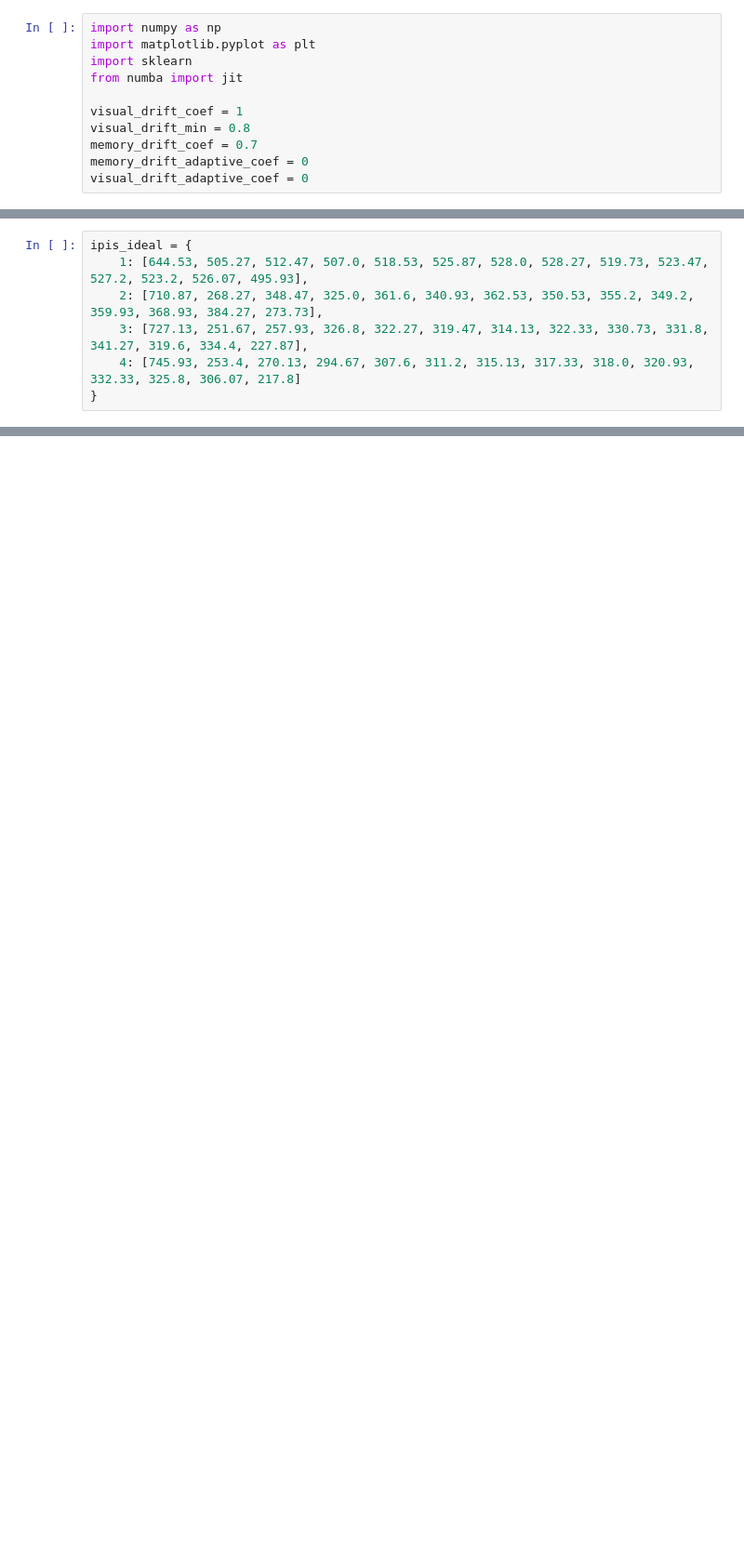
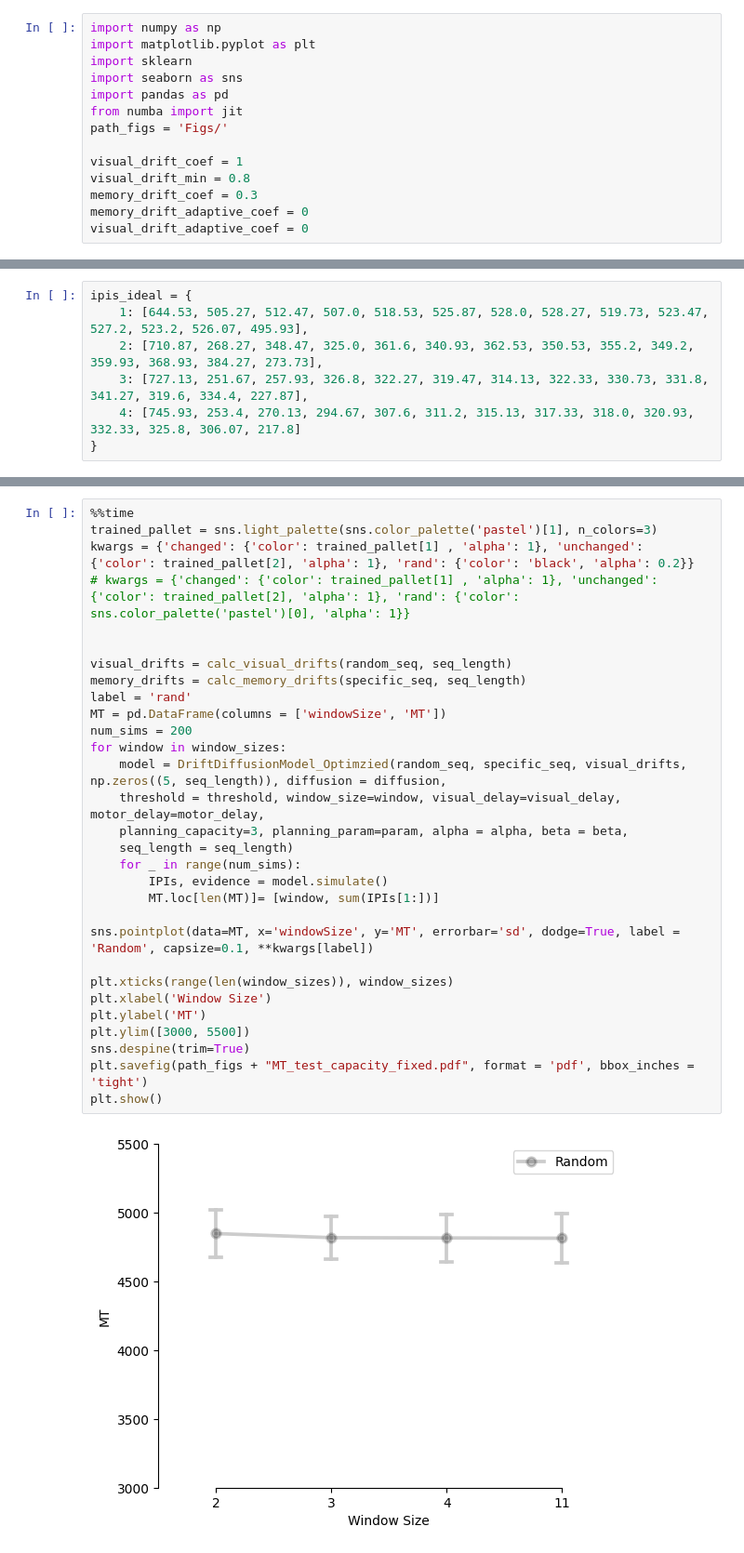
Before and after one commit to manazerzadeh/Sequential-HorseRace, a Jupyter notebook: model_seq_inhibition_fixed_capacity_fit.ipynb, the cells around one changed output, grey strips where cells are left out. Shown at 93% size. Saved outputs shown, nothing was run; the diff lists cells and outputs as text; blank space fills up the shorter version.

Commit message:
Models finalized
Now including fixed capacity, capacity expansion, triggering, memory on immediate and memory on multiple items + model's predictions for the new memory vs sensory task

```diff
--- a/model_seq_inhibition_fixed_capacity_fit.ipynb
+++ b/model_seq_inhibition_fixed_capacity_fit.ipynb
@@ -2,10 +2,13 @@
 import numpy as np
 import matplotlib.pyplot as plt
 import sklearn
+import seaborn as sns
+import pandas as pd
 from numba import jit
+path_figs = 'Figs/'
 
 visual_drift_coef = 1
 visual_drift_min = 0.8
-memory_drift_coef = 0.7
+memory_drift_coef = 0.3
 memory_drift_adaptive_coef = 0
 visual_drift_adaptive_coef = 0
@@ -596,0 +469,32 @@ Stopping search: Swarm best position change less than 1e-08
+# %%
+%%time
+trained_pallet = sns.light_palette(sns.color_palette('pastel')[1], n_colors=3)
+kwargs = {'changed': {'color': trained_pallet[1] , 'alpha': 1}, 'unchanged': {'color': trained_pallet[2], 'alpha': 1}, 'rand': {'color': 'black', 'alpha': 0.2}}
+# kwargs = {'changed': {'color': trained_pallet[1] , 'alpha': 1}, 'unchanged': {'color': trained_pallet[2], 'alpha': 1}, 'rand': {'color': sns.color_palette('pastel')[0], 'alpha': 1}}
+
+
+visual_drifts = calc_visual_drifts(random_seq, seq_length)
+memory_drifts = calc_memory_drifts(specific_seq, seq_length)
+label = 'rand'
+MT = pd.DataFrame(columns = ['windowSize', 'MT'])
+num_sims = 200
+for window in window_sizes:
+    model = DriftDiffusionModel_Optimzied(random_seq, specific_seq, visual_drifts, np.zeros((5, seq_length)), diffusion = diffusion,
+    threshold = threshold, window_size=window, visual_delay=visual_delay, motor_delay=motor_delay,
+    planning_capacity=3, planning_param=param, alpha = alpha, beta = beta,
+    seq_length = seq_length)
+    for _ in range(num_sims):
+        IPIs, evidence = model.simulate()
+        MT.loc[len(MT)]= [window, sum(IPIs[1:])]
+
+sns.pointplot(data=MT, x='windowSize', y='MT', errorbar='sd', dodge=True, label = 'Random', capsize=0.1, **kwargs[label])
+
+plt.xticks(range(len(window_sizes)), window_sizes)
+plt.xlabel('Window Size')
+plt.ylabel('MT')
+plt.ylim([3000, 5500])
+sns.despine(trim=True)
+plt.savefig(path_figs + "MT_test_capacity_fixed.pdf", format = 'pdf', bbox_inches = 'tight')
+plt.show()
+# %% [output]
+[figure, added]
```
Also changed, not shown: parts of 55 cells of this notebook, 10 other files.
